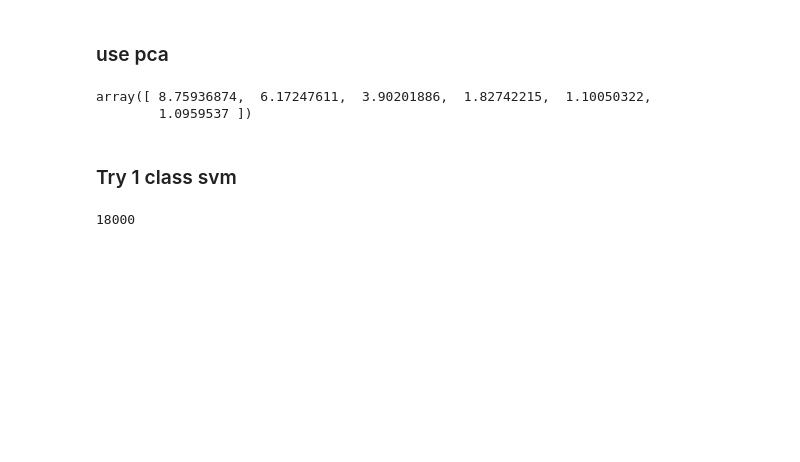
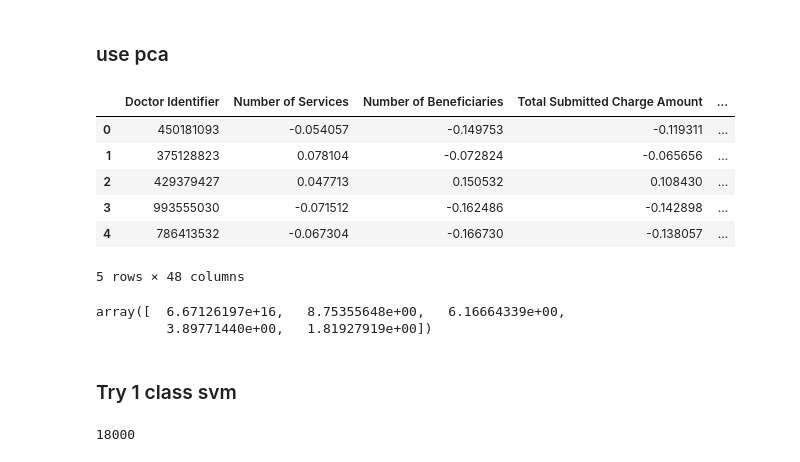
Before and after one commit to amerch/ComputeFest-Data-Challenge, a Jupyter notebook: EDA.ipynb, the cells around one changed output. Saved outputs shown, nothing was run; the diff lists cells and outputs as text; code cells hidden in the pictures; blank space fills up the shorter version.

```diff
--- a/EDA.ipynb
+++ b/EDA.ipynb
@@ -363,17 +393,27 @@ df_train.shape
 # %% [markdown]
 ### use pca
+# %%
+df_stand.head()
+# %% [output]
+|  | Doctor Identifier | Number of Services | Number of Beneficiaries | Total Submitted Charge Amount | ... |
+| 0 | 450181093 | -0.054057 | -0.149753 | -0.119311 | ... |
+| 1 | 375128823 | 0.078104 | -0.072824 | -0.065656 | ... |
+| 2 | 429379427 | 0.047713 | 0.150532 | 0.108430 | ... |
+| 3 | 993555030 | -0.071512 | -0.162486 | -0.142898 | ... |
+| 4 | 786413532 | -0.067304 | -0.166730 | -0.138057 | ... |
+5 rows × 48 columns
 # %%
 from sklearn.decomposition import PCA
 
-pca = PCA(n_components=6)
-pca.fit(df2_stand)
-X_train_pca = pca.transform(df2_stand)
+pca = PCA(n_components=5)
+pca.fit(df_stand)
+X_train_pca = pca.transform(df_stand)
 # X_test_pca = pca.transform(X_test_HD)
 
 pca.explained_variance_
 # %% [output]
-array([ 8.75936874,  6.17247611,  3.90201886,  1.82742215,  1.10050322,
-        1.0959537 ])
+array([  6.67126197e+16,   8.75355648e+00,   6.16664339e+00,
+         3.89771440e+00,   1.81927919e+00])
 # %% [markdown]
 ### Try 1 class svm
 # %%
```
Also changed, not shown: parts of 13 cells of this notebook, 4 other files.
